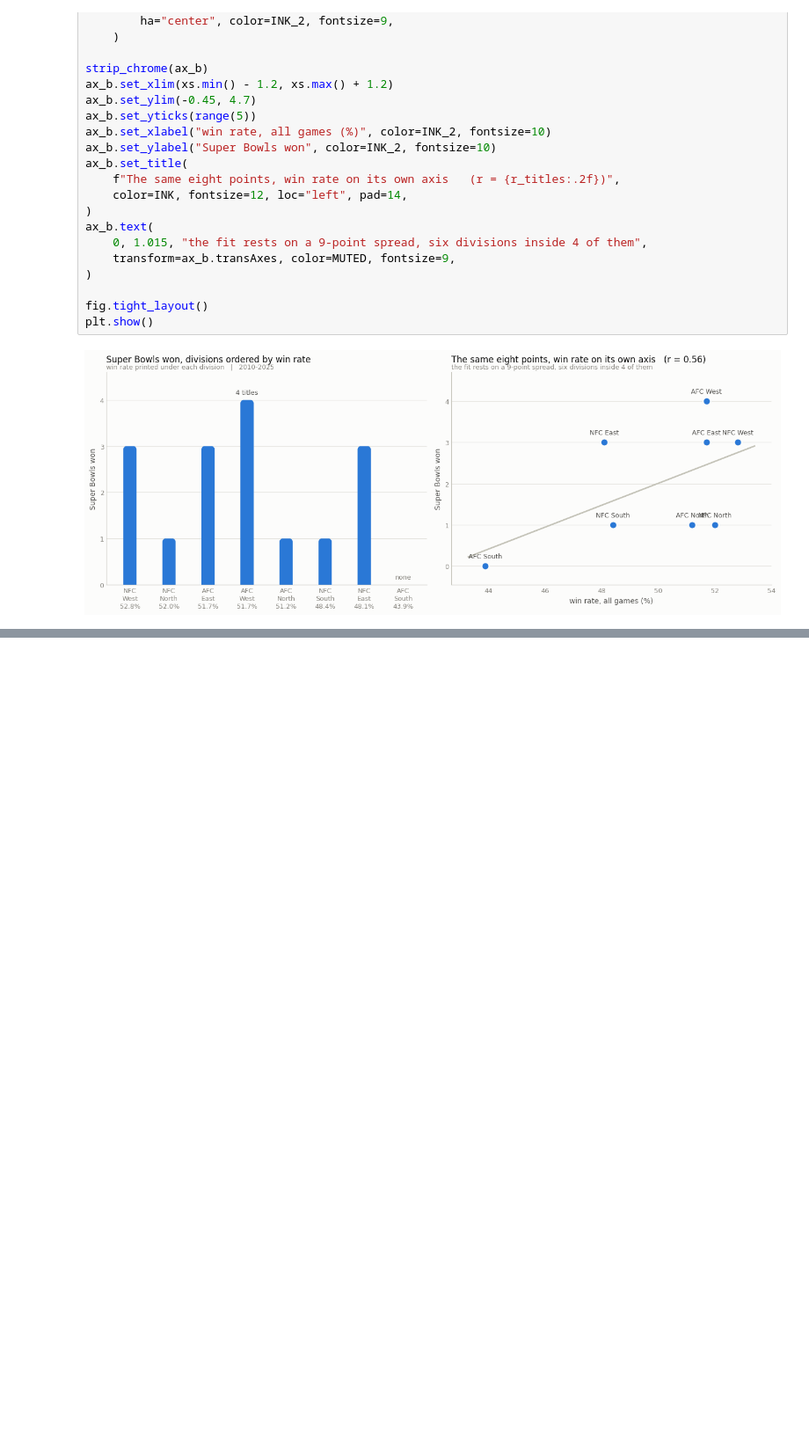
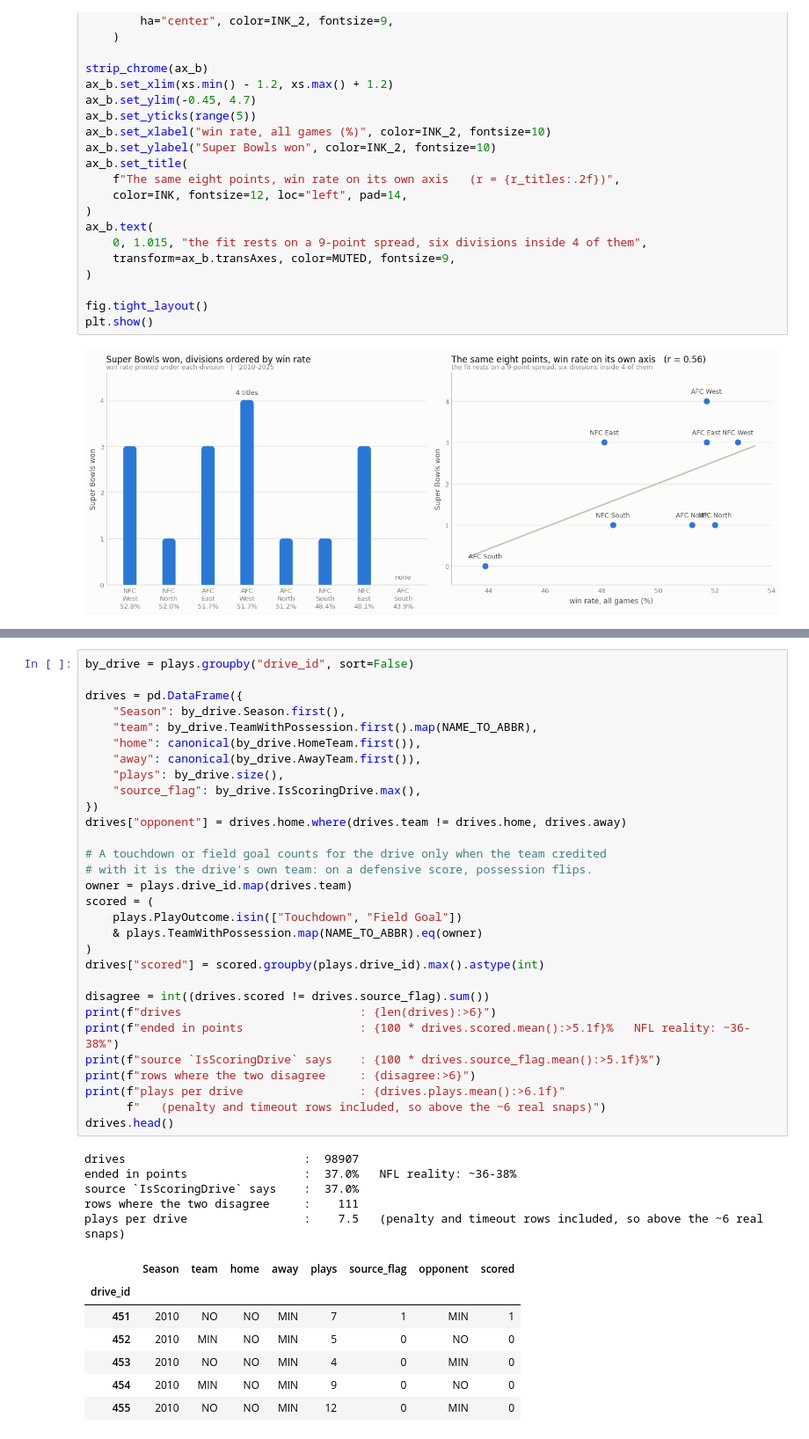
Before and after one commit to ElberSantosF/NFL-Tree-Models, a Jupyter notebook: notebooks/01_data_exploration.ipynb, the cells around one changed output, grey strips where cells are left out. Shown at 88% size. Cells and saved outputs as stored; diff of their text form; blank space fills up the shorter version.

```diff
--- a/notebooks/01_data_exploration.ipynb
+++ b/notebooks/01_data_exploration.ipynb
@@ -547,0 +661,43 @@ plt.show()
+# %%
+by_drive = plays.groupby("drive_id", sort=False)
+
+drives = pd.DataFrame({
+    "Season": by_drive.Season.first(),
+    "team": by_drive.TeamWithPossession.first().map(NAME_TO_ABBR),
+    "home": canonical(by_drive.HomeTeam.first()),
+    "away": canonical(by_drive.AwayTeam.first()),
+    "plays": by_drive.size(),
+    "source_flag": by_drive.IsScoringDrive.max(),
+})
+drives["opponent"] = drives.home.where(drives.team != drives.home, drives.away)
+
+# A touchdown or field goal counts for the drive only when the team credited
+# with it is the drive's own team: on a defensive score, possession flips.
+owner = plays.drive_id.map(drives.team)
+scored = (
+    plays.PlayOutcome.isin(["Touchdown", "Field Goal"])
+    & plays.TeamWithPossession.map(NAME_TO_ABBR).eq(owner)
+)
+drives["scored"] = scored.groupby(plays.drive_id).max().astype(int)
+
+disagree = int((drives.scored != drives.source_flag).sum())
+print(f"drives                          : {len(drives):>6}")
+print(f"ended in points                 : {100 * drives.scored.mean():>5.1f}%   NFL reality: ~36-38%")
+print(f"source `IsScoringDrive` says    : {100 * drives.source_flag.mean():>5.1f}%")
+print(f"rows where the two disagree     : {disagree:>6}")
+print(f"plays per drive                 : {drives.plays.mean():>6.1f}"
+      f"   (penalty and timeout rows included, so above the ~6 real snaps)")
+drives.head()
+# %% [output]
+drives                          :  98907
+ended in points                 :  37.0%   NFL reality: ~36-38%
+source `IsScoringDrive` says    :  37.0%
+rows where the two disagree     :    111
+plays per drive                 :    7.5   (penalty and timeout rows included, so above the ~6 real snaps)
+|  | Season | team | home | away | plays | source_flag | opponent | scored |
+| drive_id |  |  |  |  |  |  |  |  |
+| 451 | 2010 | NO | NO | MIN | 7 | 1 | MIN | 1 |
+| 452 | 2010 | MIN | NO | MIN | 5 | 0 | NO | 0 |
+| 453 | 2010 | NO | NO | MIN | 4 | 0 | MIN | 0 |
+| 454 | 2010 | MIN | NO | MIN | 9 | 0 | NO | 0 |
+| 455 | 2010 | NO | NO | MIN | 12 | 0 | MIN | 0 |
```
Also changed, not shown: parts of 9 cells of this notebook.
